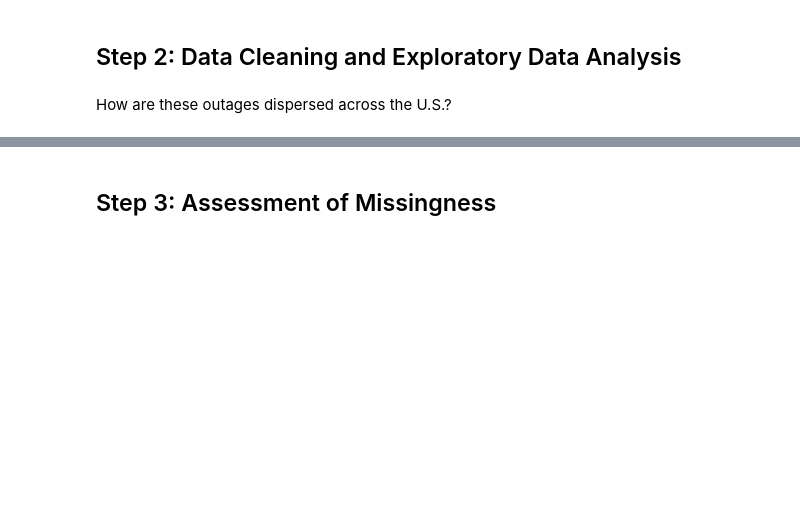
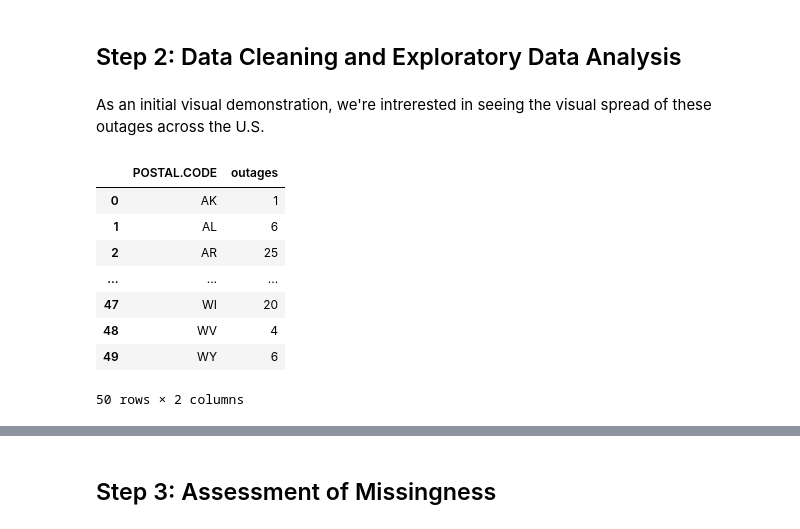
Before and after one commit to natalie3huynh/power-outage-analysis, a Jupyter notebook: analysis.ipynb, the cells around one changed output, grey strips where cells are left out. Drawn from its saved outputs; the diff is of its cells as text; code cells hidden in the pictures; blank space fills up the shorter version.

```diff
--- a/analysis.ipynb
+++ b/analysis.ipynb
@@ -48,2 +51,15 @@ power['OUTAGE.RESTORATION'] = (
 # %% [markdown]
-How are these outages dispersed across the U.S.?
+As an initial visual demonstration, we're intrerested in seeing the visual spread of these outages across the U.S.
+# %%
+counts = power.groupby('POSTAL.CODE').size().reset_index(name='outages')
+counts
+# %% [output]
+|  | POSTAL.CODE | outages |
+| 0 | AK | 1 |
+| 1 | AL | 6 |
+| 2 | AR | 25 |
+| ... | ... | ... |
+| 47 | WI | 20 |
+| 48 | WV | 4 |
+| 49 | WY | 6 |
+50 rows × 2 columns
```
Also changed, not shown: parts of 7 cells of this notebook.
